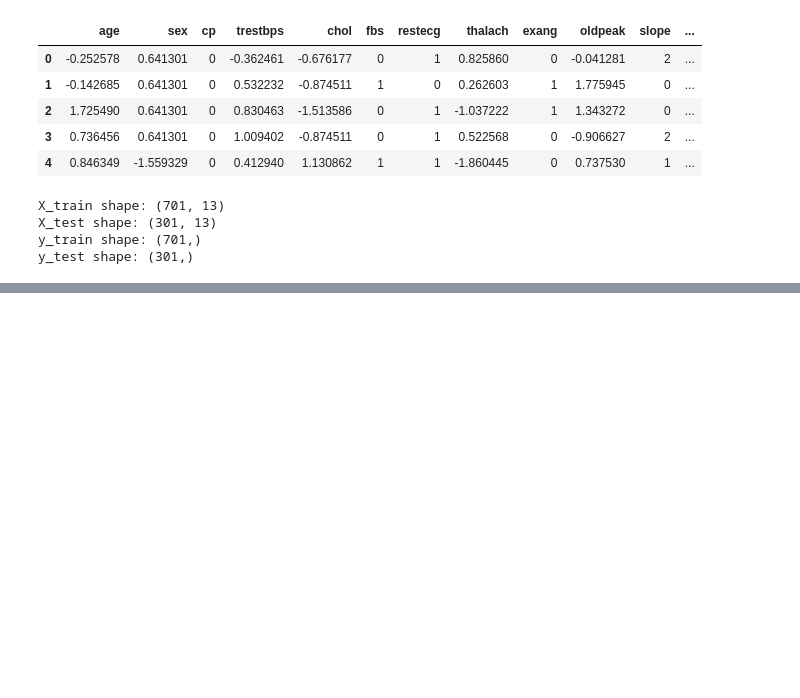
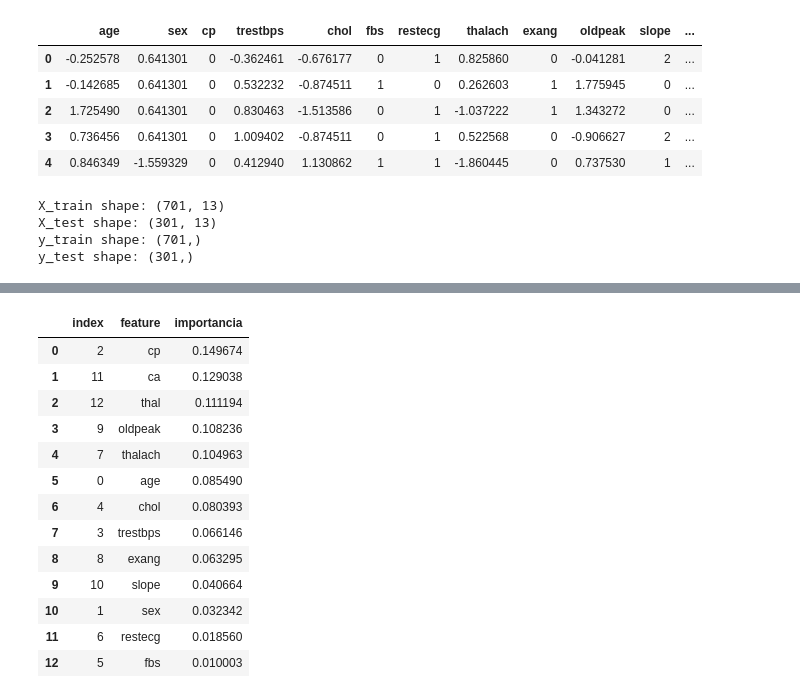
Before and after one commit to P-E-N-T-E-S/ML-College-Project, a Jupyter notebook: notebooks/main.ipynb, the cells around one changed output, grey strips where cells are left out. Cells and saved outputs as stored; diff of their text form; code cells hidden in the pictures; blank space fills up the shorter version.

```diff
--- a/notebooks/main.ipynb
+++ b/notebooks/main.ipynb
@@ -578,0 +603,24 @@ df_results
+# %%
+importancias = best_models["Random Forest"].feature_importances_
+# %%
+ranking = pd.DataFrame({
+    "feature": X.columns,
+    "importancia": importancias
+}).sort_values(by="importancia", ascending=False).reset_index()
+# %%
+ranking
+# %% [output]
+|  | index | feature | importancia |
+| 0 | 2 | cp | 0.149674 |
+| 1 | 11 | ca | 0.129038 |
+| 2 | 12 | thal | 0.111194 |
+| 3 | 9 | oldpeak | 0.108236 |
+| 4 | 7 | thalach | 0.104963 |
+| 5 | 0 | age | 0.085490 |
+| 6 | 4 | chol | 0.080393 |
+| 7 | 3 | trestbps | 0.066146 |
+| 8 | 8 | exang | 0.063295 |
+| 9 | 10 | slope | 0.040664 |
+| 10 | 1 | sex | 0.032342 |
+| 11 | 6 | restecg | 0.018560 |
+| 12 | 5 | fbs | 0.010003 |
```
Also changed, not shown: parts of 12 cells of this notebook, 3 other files.
